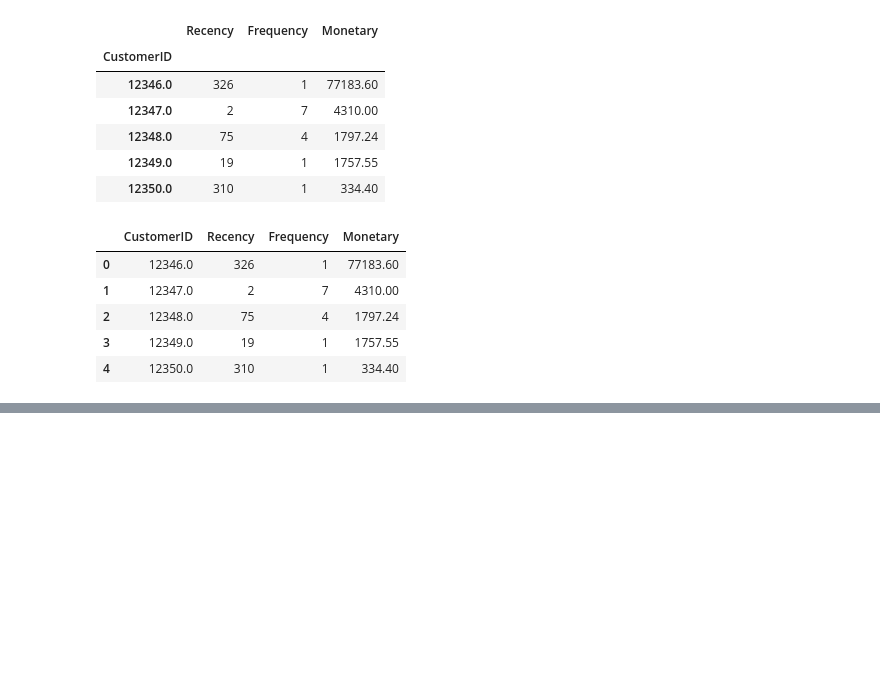
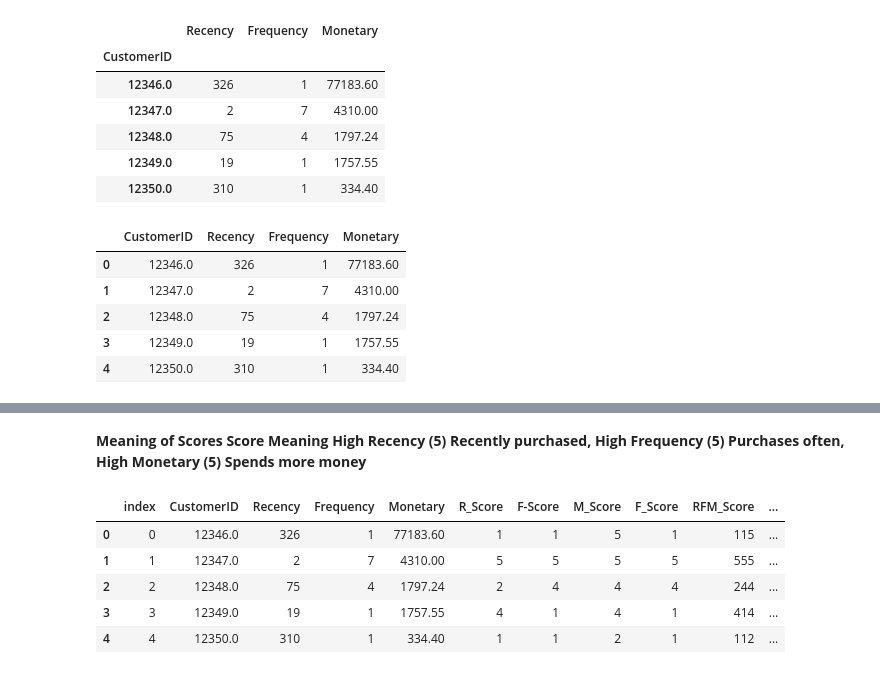
Before and after one commit to gurudev-1113/Customer-Segmentation-And-Retention-Analysis, a Jupyter notebook: notebooks/rfm_analysis.ipynb, the cells around one changed output, grey strips where cells are left out. Drawn from its saved outputs; the diff is of its cells as text; code cells hidden in the pictures; blank space fills up the shorter version.

```diff
--- a/notebooks/rfm_analysis.ipynb
+++ b/notebooks/rfm_analysis.ipynb
@@ -218,0 +223,8 @@ rfm.to_csv("../data/processed/final_rfm_table.csv", index=False)
+# %%
+rfm['R_Score'] = pd.qcut(rfm['Recency'],5,labels=[5,4,3,2,1])
+rfm['F_Score'] = pd.qcut(rfm['Frequency'].rank(method='first'),
+                         5,
+                         labels=[1,2,3,4,5])
+
+rfm['M_Score'] = pd.qcut(rfm['Monetary'],5,
+                        labels=[1,2,3,4,5])
@@ -218,0 +291,15 @@ rfm.to_csv("../data/processed/final_rfm_table.csv", index=False)
+# %% [markdown]
+**Meaning of Scores
+Score	Meaning
+High Recency (5)	Recently purchased,
+High Frequency (5)	Purchases often,
+High Monetary (5)	Spends more money**
+# %%
+rfm.reset_index().head()
+# %% [output]
+|  | index | CustomerID | Recency | Frequency | Monetary | R_Score | F-Score | M_Score | F_Score | RFM_Score | ... |
+| 0 | 0 | 12346.0 | 326 | 1 | 77183.60 | 1 | 1 | 5 | 1 | 115 | ... |
+| 1 | 1 | 12347.0 | 2 | 7 | 4310.00 | 5 | 5 | 5 | 5 | 555 | ... |
+| 2 | 2 | 12348.0 | 75 | 4 | 1797.24 | 2 | 4 | 4 | 4 | 244 | ... |
+| 3 | 3 | 12349.0 | 19 | 1 | 1757.55 | 4 | 1 | 4 | 1 | 414 | ... |
+| 4 | 4 | 12350.0 | 310 | 1 | 334.40 | 1 | 1 | 2 | 1 | 112 | ... |
```
Also changed, not shown: parts of 9 cells of this notebook.
